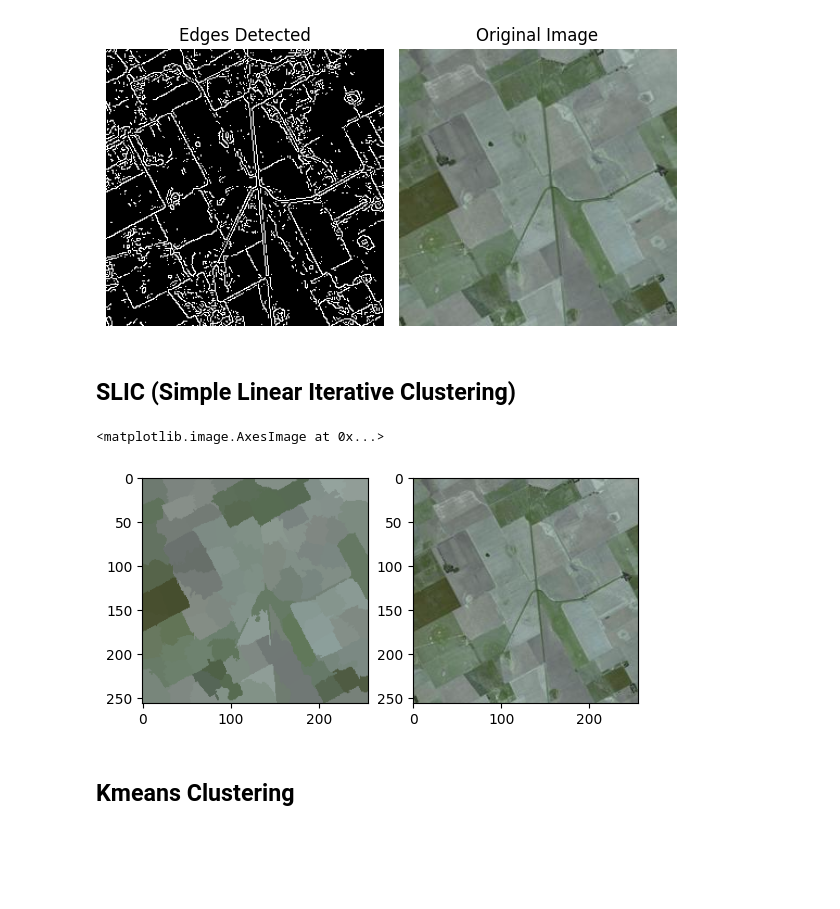
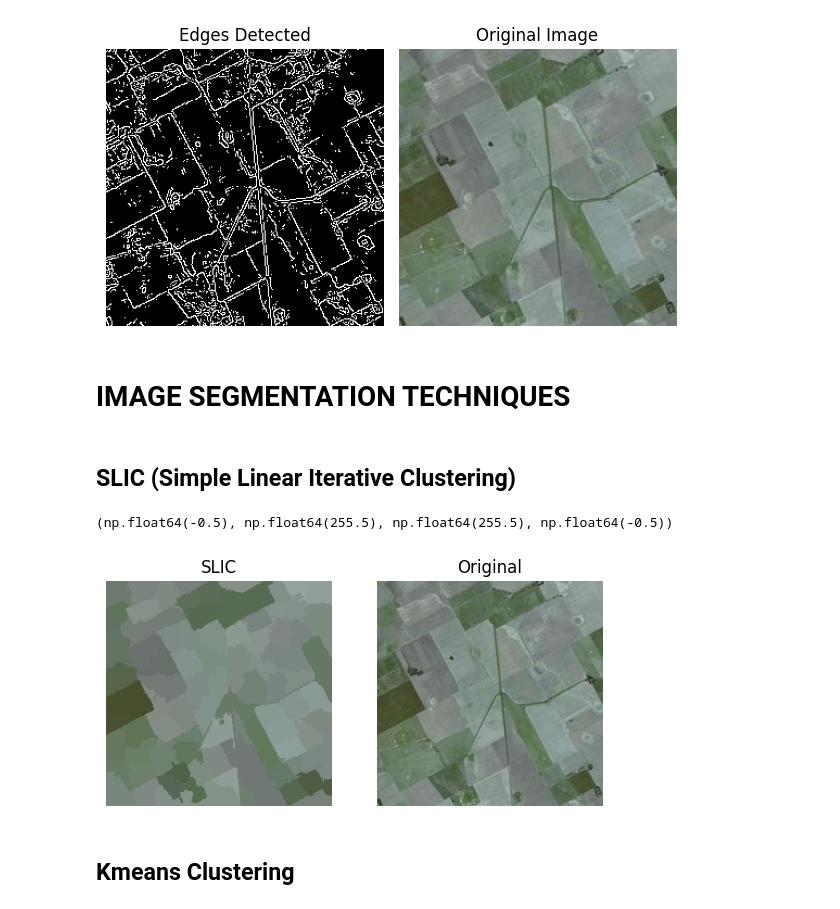
Before and after one commit to ashiph-ui/aerialimages, a Jupyter notebook: agriculture_experiment/agriculture.ipynb, the cells around one changed output. Saved outputs shown, nothing was run; the diff lists cells and outputs as text; code cells hidden in the pictures; blank space fills up the shorter version.

```diff
--- a/agriculture_experiment/agriculture.ipynb
+++ b/agriculture_experiment/agriculture.ipynb
@@ -70,22 +80,28 @@ plt.tight_layout()
 plt.show()
 # %% [output]
 [figure]
+# %% [markdown]
+# IMAGE SEGMENTATION TECHNIQUES
 # %% [markdown]
 ## SLIC (Simple Linear Iterative Clustering)
 # %%
 from skimage.segmentation import slic
 from skimage.color import label2rgb
 
 # Apply SLIC
 segments = slic(dta[3], n_segments=100, compactness=10, start_label=1)
 segmented_image = label2rgb(segments, dta[3], kind='avg')
 
 fig, axes = plt.subplots(1,2)
 axes[0].imshow(segmented_image)
+axes[0].set_title("SLIC")
 axes[1].imshow(dta[3])
+axes[1].set_title("Original")
+axes[0].axis("off")
+axes[1].axis("off")
 # %% [output]
-<matplotlib.image.AxesImage at 0x...>
+(np.float64(-0.5), np.float64(255.5), np.float64(255.5), np.float64(-0.5))
-[figure, old version]
+[figure, new version]
 # %% [markdown]
 ## Kmeans Clustering
 # %%
```
Also changed, not shown: parts of 5 cells of this notebook.
